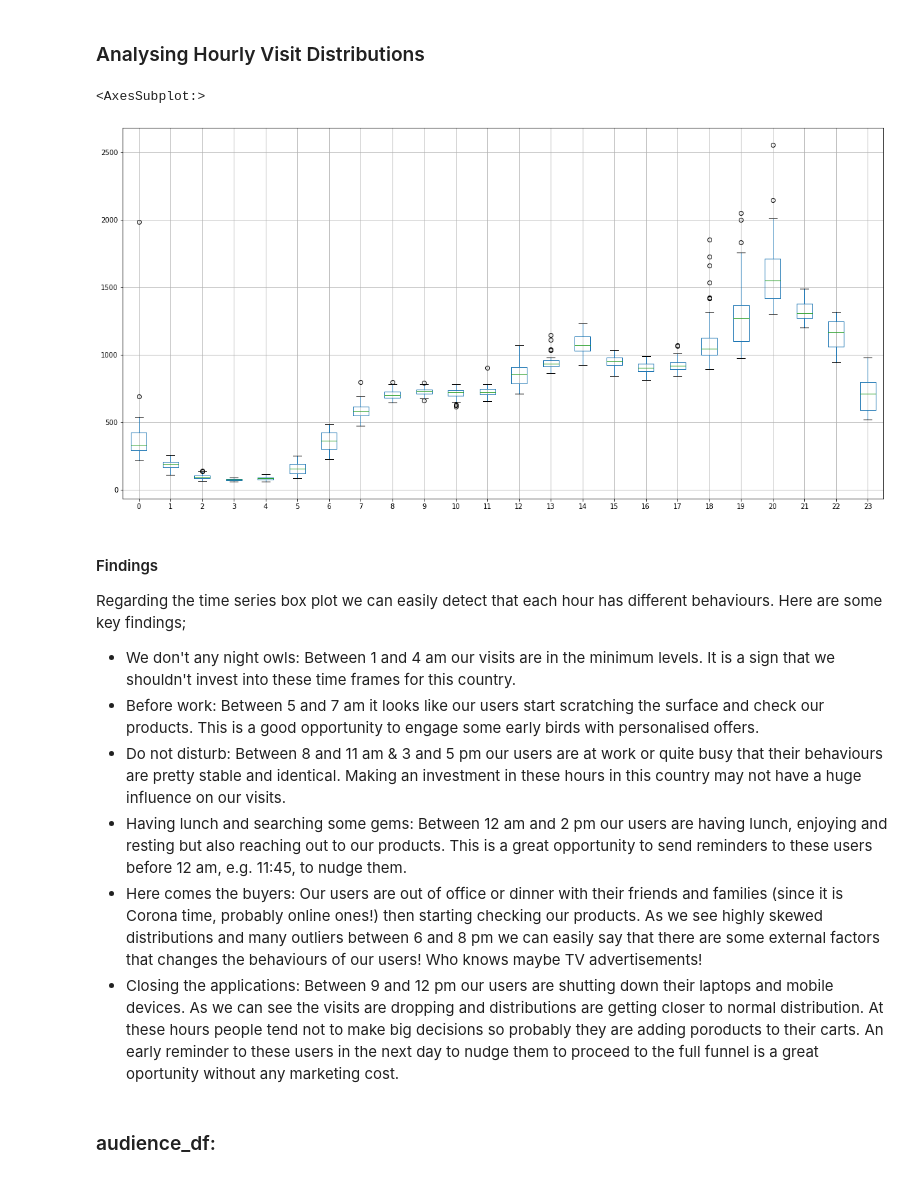
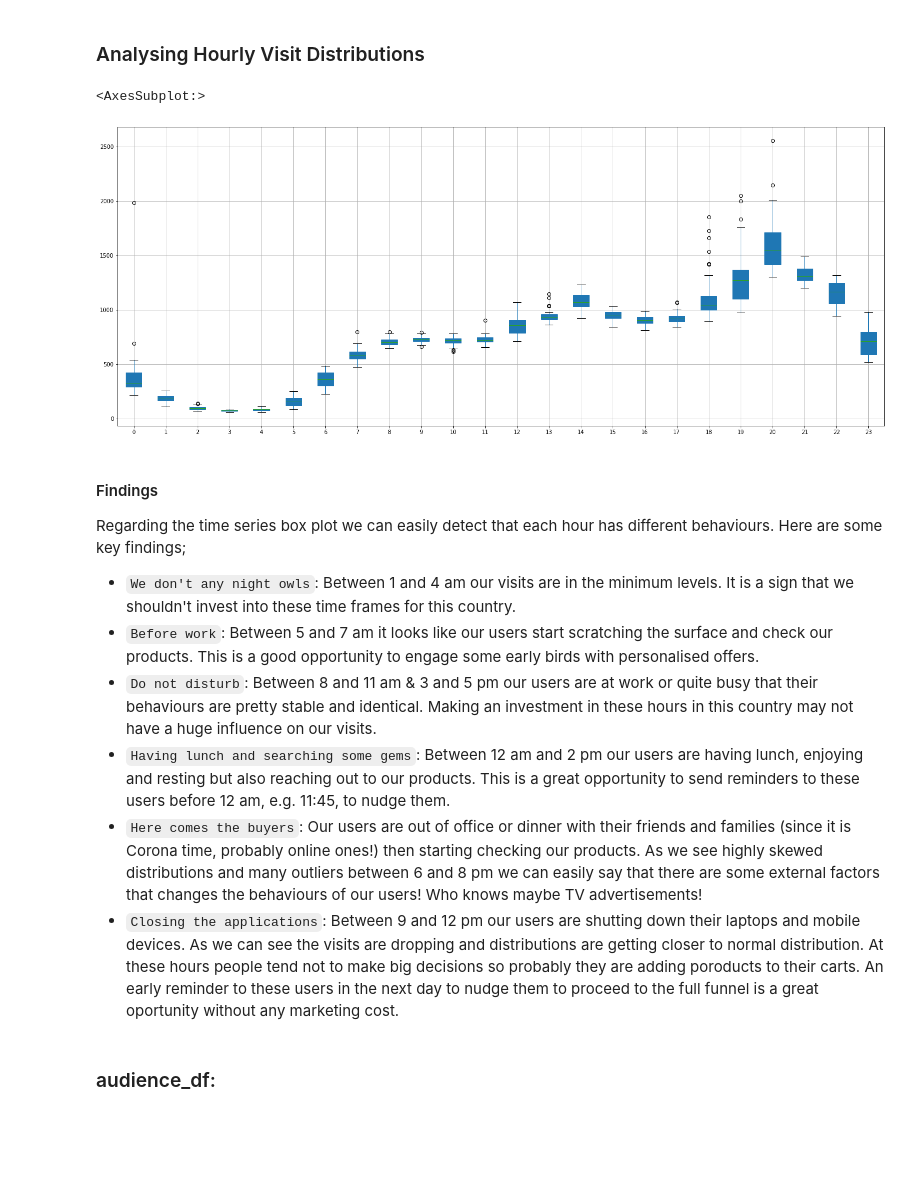
Before and after one commit to ElifKarakutukDinc/e-commerce_tv_spot_attribution_analysis, a Jupyter notebook: EDA_2.ipynb, the cells around one changed output. Cells and saved outputs as stored; diff of their text form; code cells hidden in the pictures; blank space fills up the shorter version.

```diff
--- a/EDA_2.ipynb
+++ b/EDA_2.ipynb
@@ -143,22 +154,22 @@ visit_count_minute_df["date_hour"] = visit_count_minute_df["date_hour_minute"].d
 ### Analysing Hourly Visit Distributions
 # %%
 visit_count_minute_df.pivot(columns="date_hour", values="identifier").boxplot(
-    figsize=(20, 10)
+    figsize=(25, 10), patch_artist=True
 )
 # %% [output]
 <AxesSubplot:>
-[figure, old version]
+[figure, new version]
 # %% [markdown]
 #### Findings
 
 Regarding the time series box plot we can easily detect that each hour has different behaviours. Here are some key findings;
 
-* We don't any night owls: Between 1 and 4 am our visits are in the minimum levels. It is a sign that we shouldn't invest into these time frames for this country.
-* Before work: Between 5 and 7 am it looks like our users start scratching the surface and check our products. This is a good opportunity to engage some early birds with personalised offers.
-* Do not disturb: Between 8 and 11 am & 3 and 5 pm our users are at work or quite busy that their behaviours are pretty stable and identical. Making an investment in these hours in this country may not have a huge influence on our visits.
-* Having lunch and searching some gems: Between 12 am and 2 pm our users are having lunch, enjoying and resting but also reaching out to our products. This is a great opportunity to send reminders to these users before 12 am, e.g. 11:45, to nudge them.
-* Here comes the buyers: Our users are out of office or dinner with their friends and families (since it is Corona time, probably online ones!) then starting checking our products. As we see highly skewed distributions and many outliers between 6 and 8 pm we can easily say that there are some external factors that changes the behaviours of our users! Who knows maybe TV advertisements!
-* Closing the applications: Between 9 and 12 pm our users are shutting down their laptops and mobile devices. As we can see the visits are dropping and distributions are getting closer to normal distribution. At these hours people tend not to make big decisions so probably they are adding poroducts to their carts. An early reminder to these users in the next day to nudge them to proceed to the full funnel is a great oportunity without any marketing cost.
+* `We don't any night owls`: Between 1 and 4 am our visits are in the minimum levels. It is a sign that we shouldn't invest into these time frames for this country.
+* `Before work`: Between 5 and 7 am it looks like our users start scratching the surface and check our products. This is a good opportunity to engage some early birds with personalised offers.
+* `Do not disturb`: Between 8 and 11 am & 3 and 5 pm our users are at work or quite busy that their behaviours are pretty stable and identical. Making an investment in these hours in this country may not have a huge influence on our visits.
+* `Having lunch and searching some gems`: Between 12 am and 2 pm our users are having lunch, enjoying and resting but also reaching out to our products. This is a great opportunity to send reminders to these users before 12 am, e.g. 11:45, to nudge them.
+* `Here comes the buyers`: Our users are out of office or dinner with their friends and families (since it is Corona time, probably online ones!) then starting checking our products. As we see highly skewed distributions and many outliers between 6 and 8 pm we can easily say that there are some external factors that changes the behaviours of our users! Who knows maybe TV advertisements!
+* `Closing the applications`: Between 9 and 12 pm our users are shutting down their laptops and mobile devices. As we can see the visits are dropping and distributions are getting closer to normal distribution. At these hours people tend not to make big decisions so probably they are adding poroducts to their carts. An early reminder to these users in the next day to nudge them to proceed to the full funnel is a great oportunity without any marketing cost.
 # %% [markdown]
 ### audience_df:
 # %%
```
Also changed, not shown: parts of 23 cells of this notebook, 1 other file.
